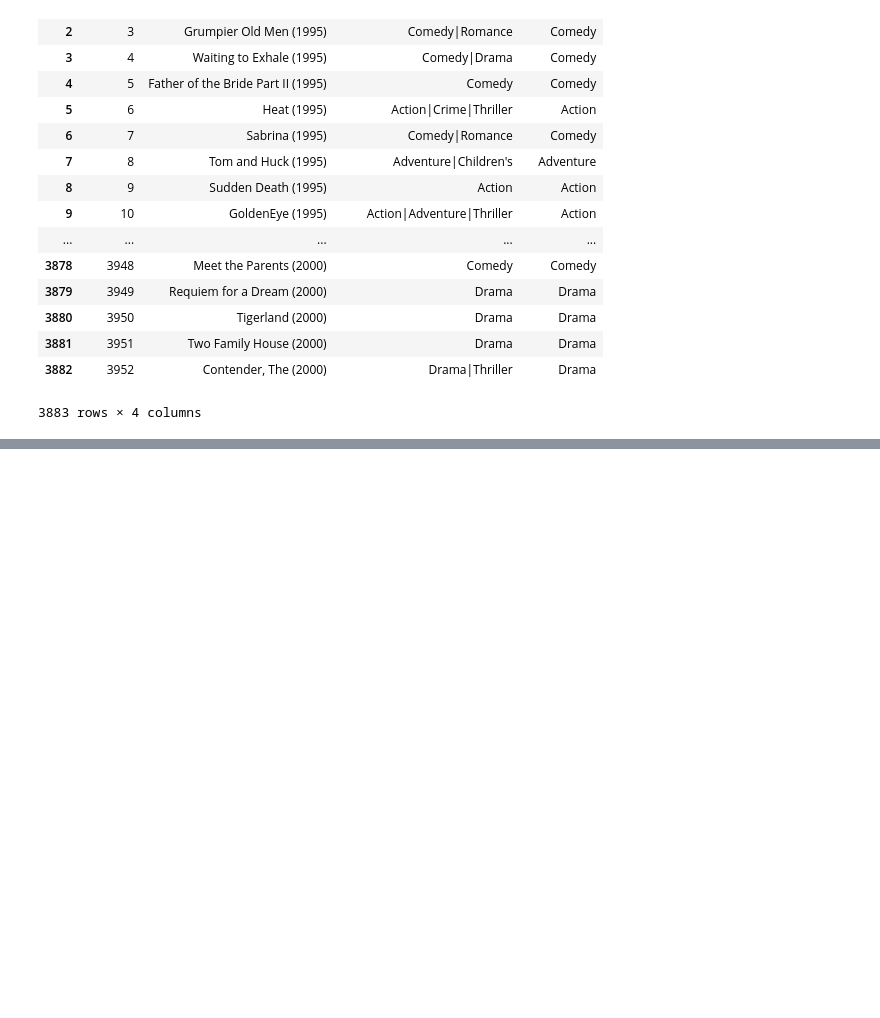
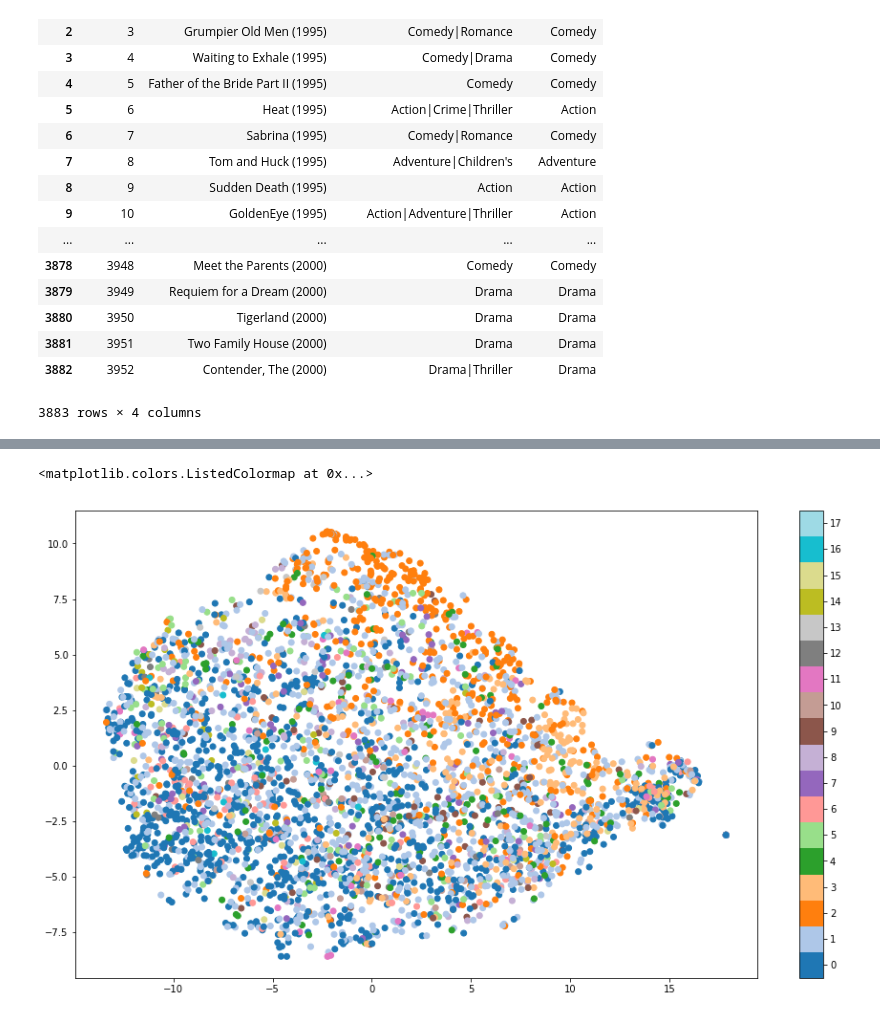
Before and after one commit to ryhryh/NTU-ML2017, a Jupyter notebook: hw5/p5.ipynb, the cells around one changed output, grey strips where cells are left out. Drawn from its saved outputs; the diff is of its cells as text; code cells hidden in the pictures; blank space fills up the shorter version.

```diff
--- a/hw5/p5.ipynb
+++ b/hw5/p5.ipynb
@@ -147,0 +315,3 @@ df_movies
+# %%
+df_movie_embedding['Genres_label'] = df_all_movie2['Genres_label'].values
+df_movie_embedding
@@ -147,0 +337,3 @@ df_movies
+# %%
+arr_tsne = df_movie_embedding[dim_list].values
+arr_tsne.shape
@@ -147,0 +342,9 @@ df_movies
+# %%
+import time
+
+from sklearn.manifold import TSNE
+
+
+time_start = time.time()
+tsne = TSNE(n_components=2, verbose=1, perplexity=40, n_iter=300)
+tsne_results = tsne.fit_transform(  arr_tsne )
@@ -147,0 +366,4 @@ df_movies
+# %%
+df_movie_embedding['x-tsne'] = tsne_results[:,0]
+df_movie_embedding['y-tsne'] = tsne_results[:,1]
+df_movie_embedding
@@ -147,0 +389,19 @@ df_movies
+# %%
+plt.cm.get_cmap("tab20", 18)
+# %% [output]
+<matplotlib.colors.ListedColormap at 0x...>
+# %%
+plt.figure(figsize=(16,9))
+cm = plt.cm.get_cmap("tab20", 18)
+
+x = df_movie_embedding['x-tsne'].values
+y = df_movie_embedding['y-tsne'].values
+color = df_movie_embedding['Genres_label'].values
+
+
+sc = plt.scatter(x, y, c=color, cmap=cm)
+plt.colorbar(ticks=range(18))
+plt.clim(-0.5, 17.5)
+plt.show()
+# %% [output]
+[figure, added]
```
Also changed, not shown: parts of 21 cells of this notebook, 1 other file.
